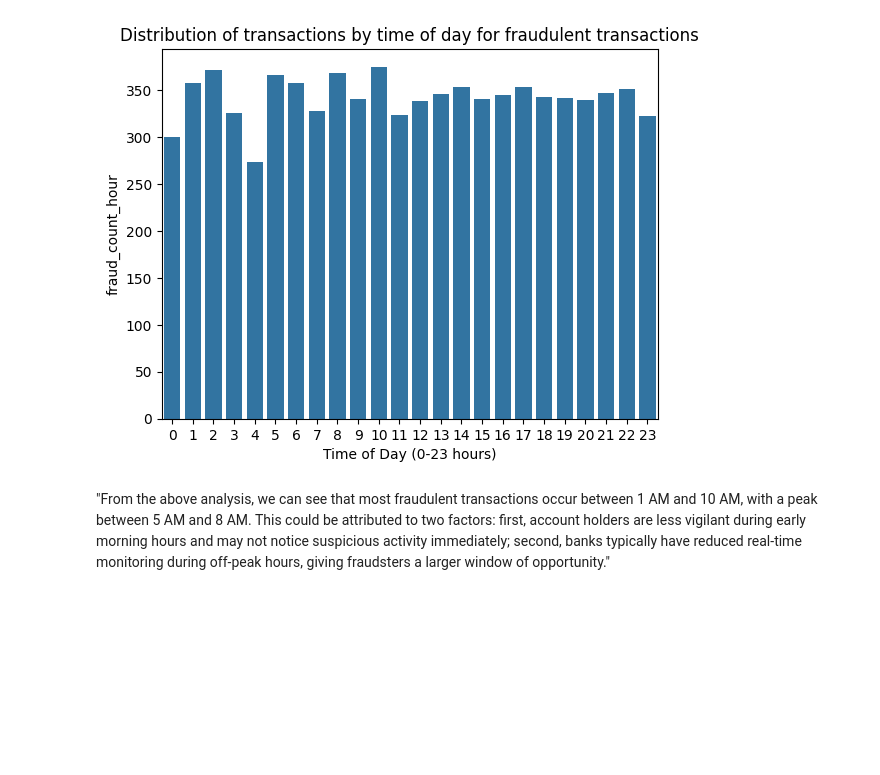
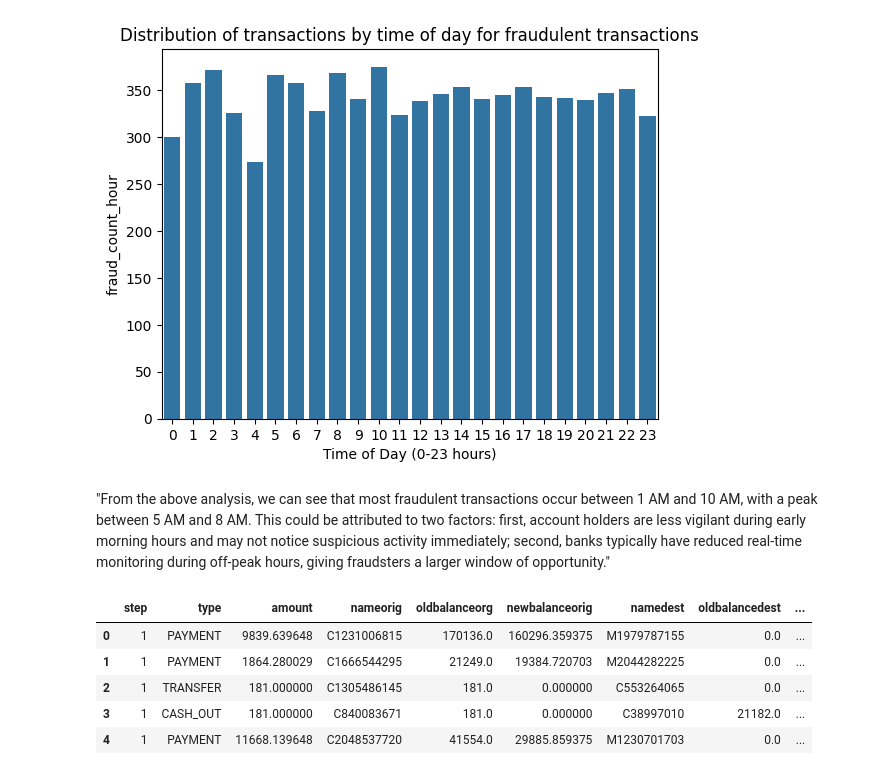
Before and after one commit to AsokTamang/real_time_fraud_detection, a Jupyter notebook: model_training.ipynb, the cells around one changed output. Cells and saved outputs as stored; diff of their text form; code cells hidden in the pictures; blank space fills up the shorter version.

```diff
--- a/model_training.ipynb
+++ b/model_training.ipynb
@@ -260,3 +261,12 @@ plt.show()
 [figure]
 # %% [markdown]
 "From the above analysis, we can see that most fraudulent transactions occur between 1 AM and 10 AM, with a peak between 5 AM and 8 AM. This could be attributed to two factors: first, account holders are less vigilant during early morning hours and may not notice suspicious activity immediately; second, banks typically have reduced real-time monitoring during off-peak hours, giving fraudsters a larger window of opportunity."
+# %%
+df.head()
+# %% [output]
+|  | step | type | amount | nameorig | oldbalanceorg | newbalanceorig | namedest | oldbalancedest | ... |
+| 0 | 1 | PAYMENT | 9839.639648 | C1231006815 | 170136.0 | 160296.359375 | M1979787155 | 0.0 | ... |
+| 1 | 1 | PAYMENT | 1864.280029 | C1666544295 | 21249.0 | 19384.720703 | M2044282225 | 0.0 | ... |
+| 2 | 1 | TRANSFER | 181.000000 | C1305486145 | 181.0 | 0.000000 | C553264065 | 0.0 | ... |
+| 3 | 1 | CASH_OUT | 181.000000 | C840083671 | 181.0 | 0.000000 | C38997010 | 21182.0 | ... |
+| 4 | 1 | PAYMENT | 11668.139648 | C2048537720 | 41554.0 | 29885.859375 | M1230701703 | 0.0 | ... |
```
Also changed, not shown: parts of 5 cells of this notebook.
